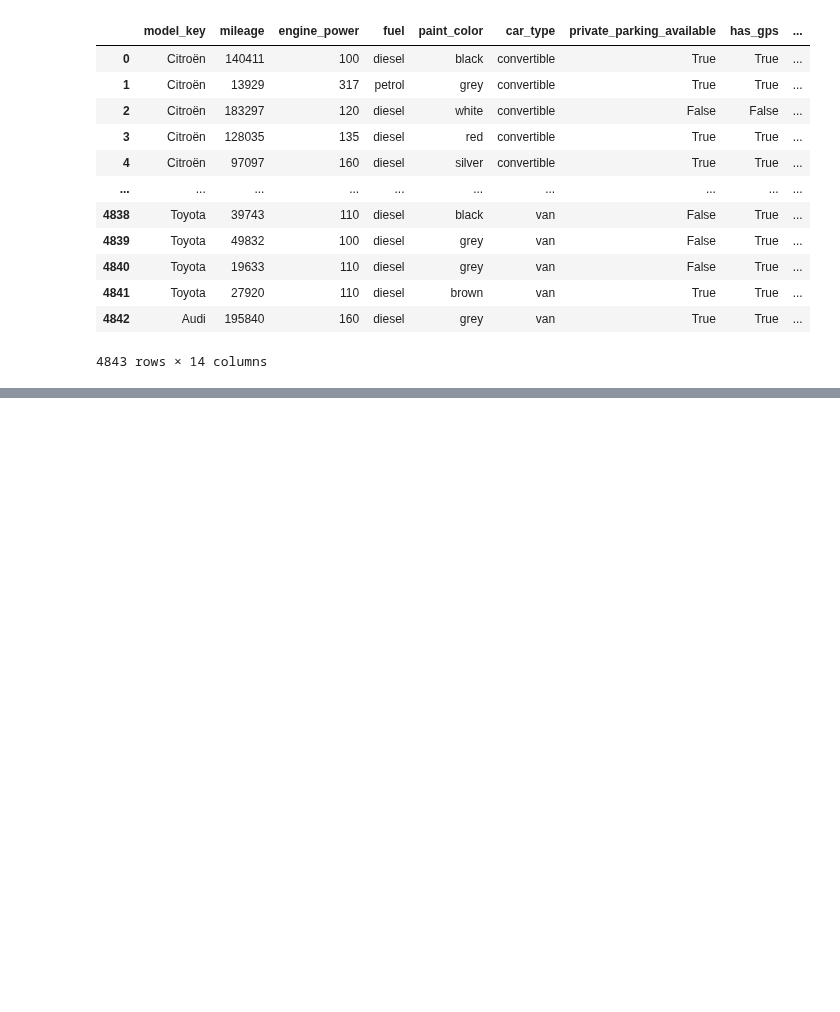
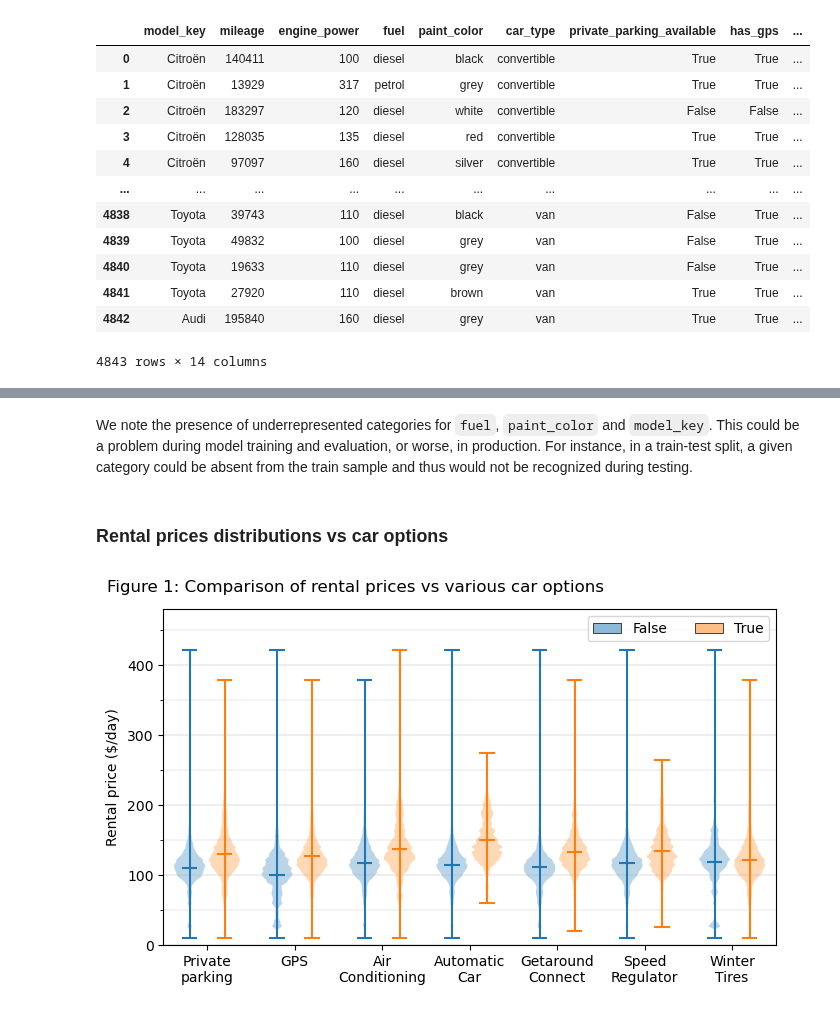
Before and after one commit to netesf13d/jedha-projects, a Jupyter notebook: 1-05-Getaround_Analysis/Getaround_Analysis_pricing.ipynb, the cells around one changed output, grey strips where cells are left out. Drawn from its saved outputs; the diff is of its cells as text; code cells hidden in the pictures; blank space fills up the shorter version.

Commit message:
work on 1-05 Getaround

```diff
--- a/1-05-Getaround_Analysis/Getaround_Analysis_pricing.ipynb
+++ b/1-05-Getaround_Analysis/Getaround_Analysis_pricing.ipynb
@@ -22,7 +36,7 @@ from matplotlib.patches import Patch
 # %%
-pp_df = pd.read_csv('./data/get_around_pricing_project.csv')
-pp_df = pp_df.drop('Unnamed: 0', axis=1)
-pp_df
+df = pd.read_csv('./data/get_around_pricing_project.csv')
+df = df.drop('Unnamed: 0', axis=1)
+df
 # %% [output]
 |  | model_key | mileage | engine_power | fuel | paint_color | car_type | private_parking_available | has_gps | ... |
 | 0 | Citroën | 140411 | 100 | diesel | black | convertible | True | True | ... |
@@ -54,0 +78,8 @@ pp_df.describe(include='all')
+# %%
+cat_vars = ['model_key', 'fuel', 'paint_color', 'car_type']
+
+bool_vars = ['private_parking_available', 'has_gps', 'has_air_conditioning',
+             'automatic_car', 'has_getaround_connect', 'has_speed_regulator',
+             'winter_tires']
+
+quant_vars = ['mileage', 'engine_power']
@@ -54,0 +147,53 @@ pp_df.describe(include='all')
+# %% [markdown]
+We note the presence of underrepresented categories for `fuel`, `paint_color` and `model_key`. This could be a problem during model training and evaluation, or worse, in production. For instance, in a train-test split, a given category could be absent from the train sample and thus would not be recognized during testing.
+# %% [markdown]
+### Rental prices distributions vs car options
+# %%
+fig1, ax1 = plt.subplots(
+    nrows=1, ncols=1, figsize=(7, 4.2), dpi=100,
+    gridspec_kw={'left': 0.1, 'right': 0.975, 'top': 0.91, 'bottom': 0.11, 'hspace': 0.08})
+fig1.suptitle("Figure 1: Comparison of rental prices vs various car options",
+              x=0.02, ha='left')
+
+
+vdata, vpos = [], []
+vdata_true, vdata_false = [], []
+for i, item in enumerate(bool_vars):
+    for is_, gdf in df.groupby(item):
+        if is_:
+            vdata_true.append(gdf['rental_price_per_day'].to_numpy())
+        else:
+            vdata_false.append(gdf['rental_price_per_day'].to_numpy())
+
+vplot_false = ax1.violinplot(vdata_false, positions=np.linspace(-0.2, i-0.2, i+1),
+                             widths=0.36, showmeans=True, bw_method=0.05)
+for elt in vplot_false['bodies']:
+    elt.set_facecolor('#1F77B480')
+for elt in ['cbars', 'cmaxes', 'cmins', 'cmeans']:
+    vplot_false[elt].set_edgecolor('tab:blue')
+
+vplot_true = ax1.violinplot(vdata_true, positions=np.linspace(0.2, i+0.2, i+1),
+                            widths=0.36, showmeans=True, bw_method=0.05)
+for elt in vplot_true['bodies']:
+    elt.set_facecolor('#FF7F0E80')
+for elt in ['cbars', 'cmaxes', 'cmins', 'cmeans']:
+    vplot_true[elt].set_edgecolor('tab:orange')
+
+
+ax1.set_xlim(-0.5, i+0.5)
+ticks = ['Private\nparking', 'GPS', 'Air\nConditioning', 'Automatic\nCar',
+         'Getaround\nConnect', 'Speed\nRegulator', 'Winter\nTires']
+ax1.set_xticks(np.arange(0, len(ticks)), ticks, rotation=0)
+ax1.set_ylim(0, 480)
+ax1.set_yticks(np.arange(50, 500, 50), minor=True)
+ax1.set_ylabel('Rental price ($/day)', labelpad=5)
+ax1.grid(visible=True, axis='y', linewidth=0.3)
+ax1.grid(visible=True, axis='y', which='minor', linewidth=0.2)
+
+handles = [Patch(facecolor='#1F77B480', edgecolor='k', linewidth=0.5),
+           Patch(facecolor='#FF7F0E80', edgecolor='k', linewidth=0.5)]
+ax1.legend(handles=handles, labels=['False', 'True'], ncols=2)
+
+plt.show()
+# %% [output]
+[figure, added]
```
Also changed, not shown: parts of 50 cells of this notebook, 9 other files.
